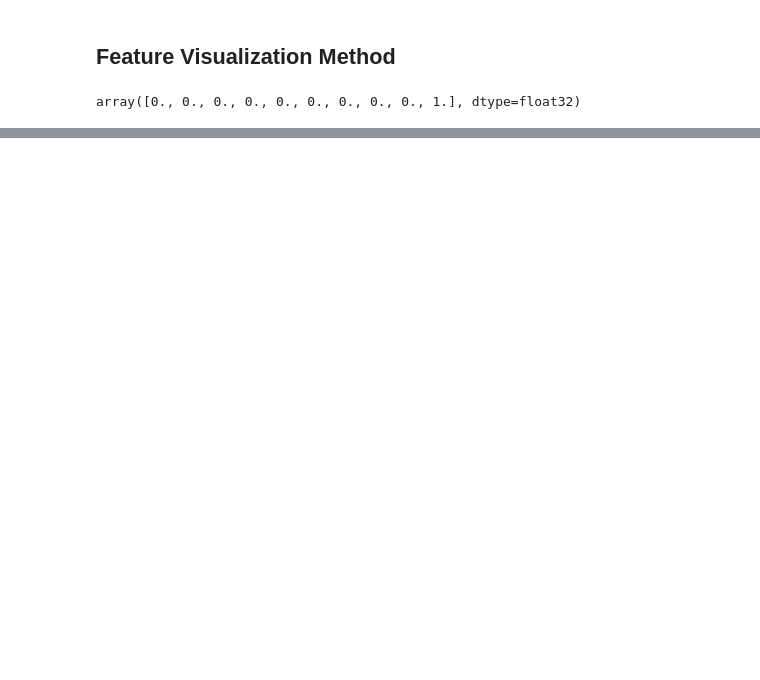
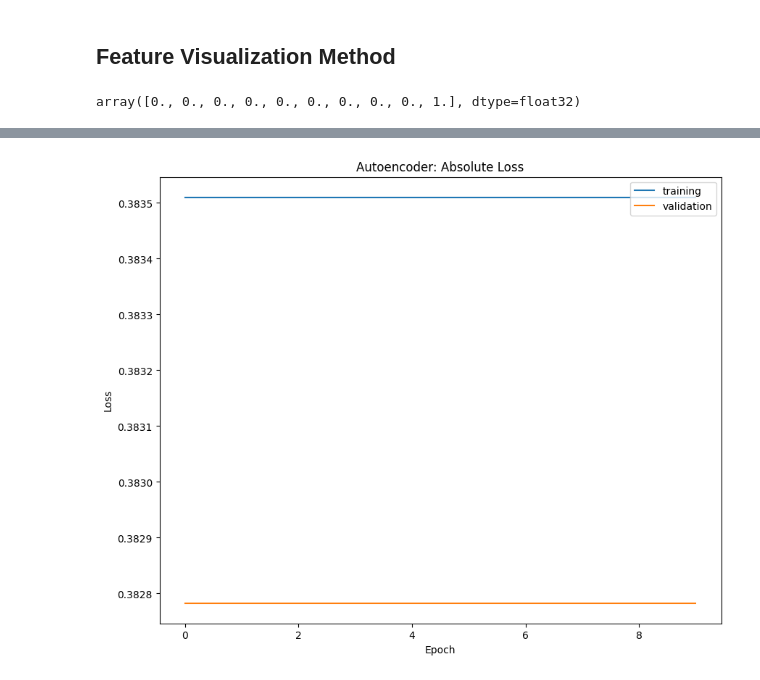
Before and after one commit to Lambru99/Fashion_MNIST_CNN, a Jupyter notebook: Definitivo1.ipynb, the cells around one changed output, grey strips where cells are left out. Cells and saved outputs as stored; diff of their text form; code cells hidden in the pictures; blank space fills up the shorter version.

```diff
--- a/Definitivo1.ipynb
+++ b/Definitivo1.ipynb
@@ -360,0 +524,2 @@ dense2 (1, 10)
+# %%
+autoencoder = create_model()
@@ -360,0 +538,18 @@ dense2 (1, 10)
+# %%
+noise_level = 0.3
+
+#Insert noise in the training set
+x_train_noisy = x_train + noise_level * np.random.normal(loc=0.0, scale=1.0, size=x_train.shape)
+
+#Insert noise in the validation set
+
+#Force the pixel value to be between 0 and 1
+x_train_noisy = np.clip(x_train_noisy, 0., 1.)
+# %%
+#Training the encoder on noisy train set allow it to performs better on noisy images and reconstruct them in a better way
+autoencoder_results=autoencoder.fit(x_train_noisy, x_train,
+                epochs=10,
+                batch_size=128,
+                shuffle=False,
+                validation_split=(0.2)
+                )
@@ -360,0 +577,16 @@ dense2 (1, 10)
+# %%
+#Store the loss of the training and validation set
+training_loss = autoencoder_results.history['loss']
+validation_loss = autoencoder_results.history['val_loss']
+
+#Loss history for training and validation
+plt.figure(figsize=(10, 8))
+plt.plot(training_loss)
+plt.plot(validation_loss)
+plt.title('Autoencoder: Absolute Loss')
+plt.ylabel('Loss')
+plt.xlabel('Epoch')
+plt.legend(['training', 'validation'], loc='upper right')
+plt.show()
+# %% [output]
+[figure, added]
```
Also changed, not shown: parts of 30 cells of this notebook.
